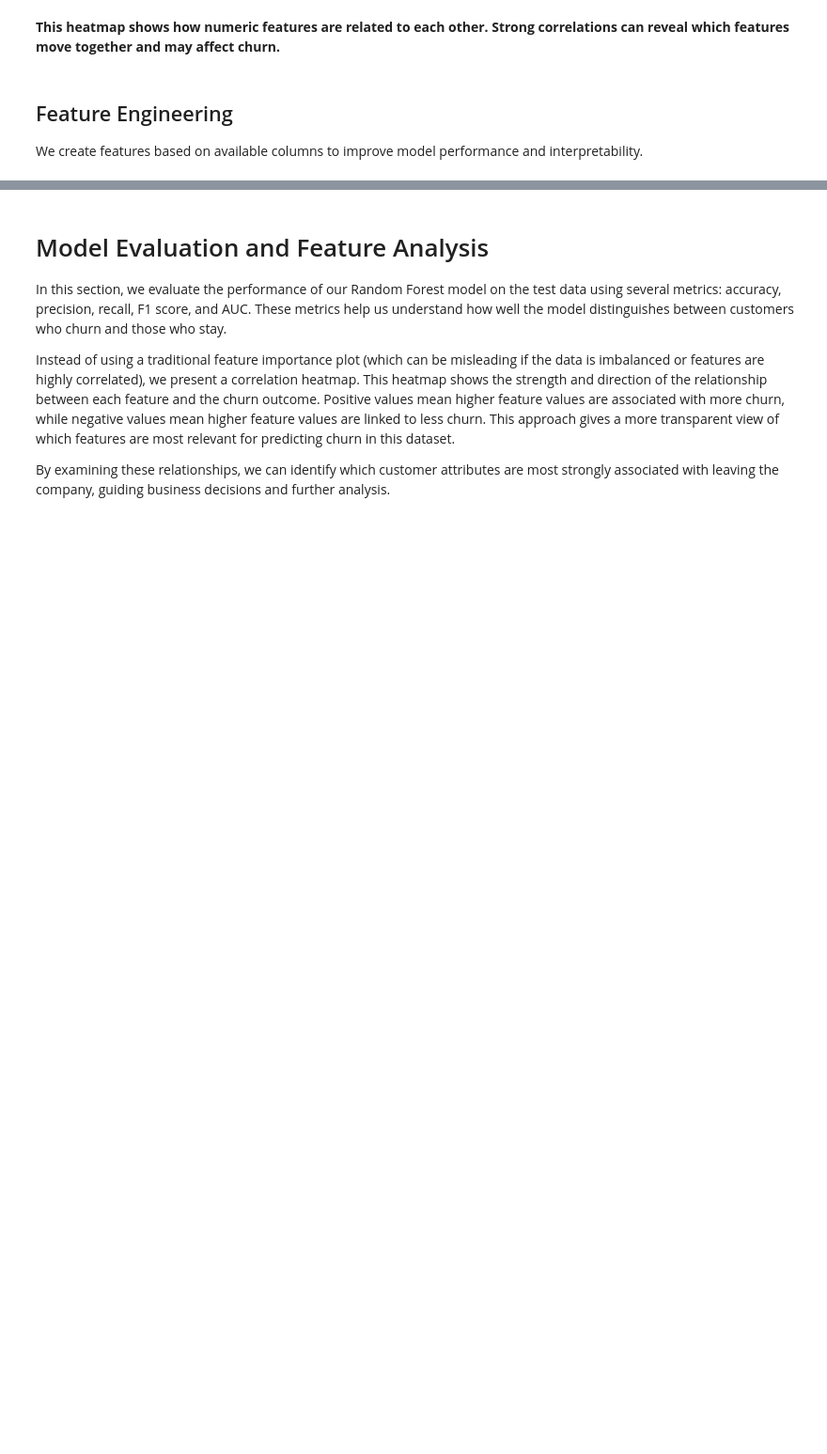
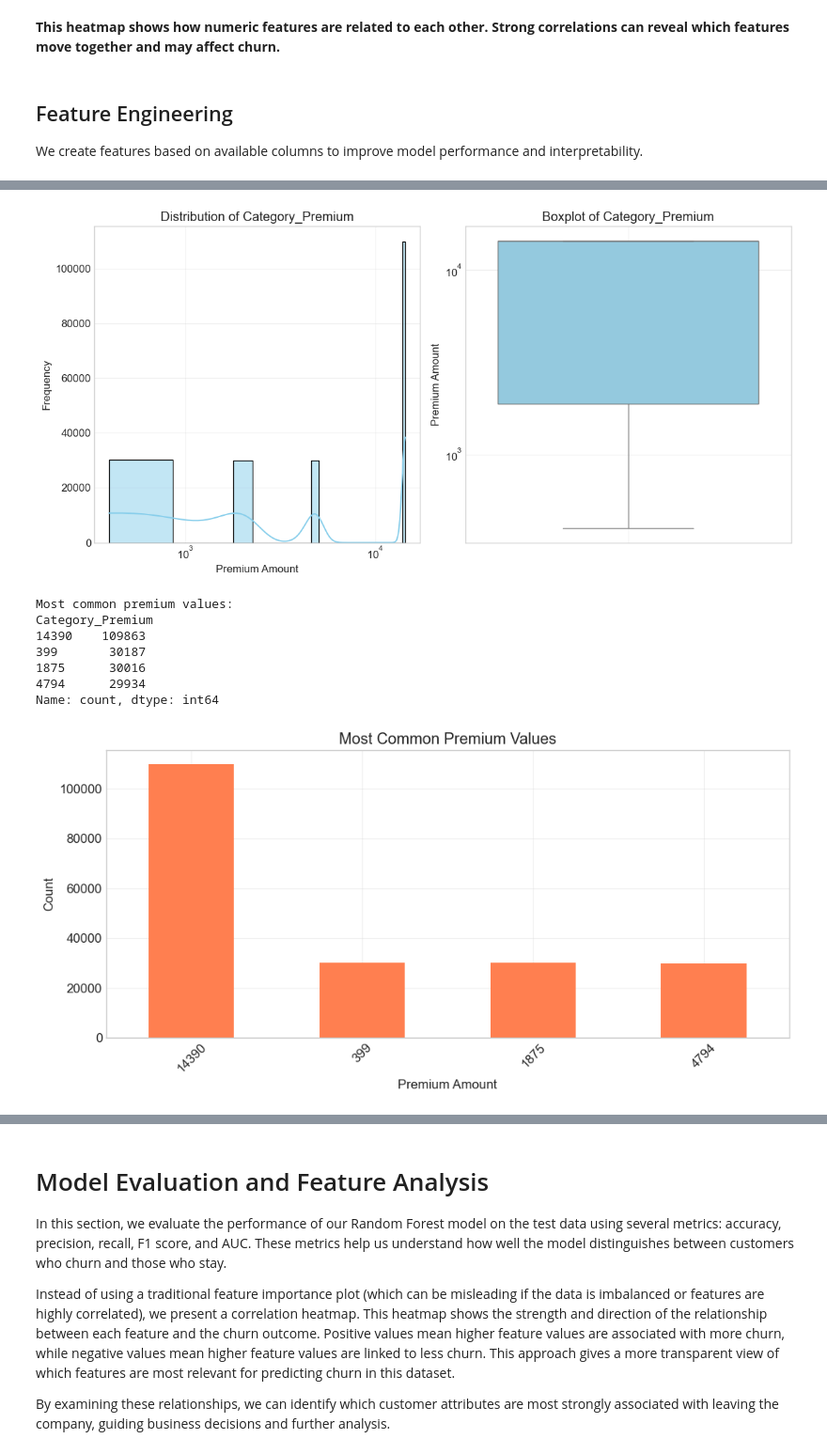
Before and after one commit to eberleben15/life-insurance-customer-churn, a Jupyter notebook: life_insurance_churn_analysis.ipynb, the cells around one changed output, grey strips where cells are left out. Shown at 94% size. Cells and saved outputs as stored; diff of their text form; code cells hidden in the pictures; blank space fills up the shorter version.

```diff
--- a/life_insurance_churn_analysis.ipynb
+++ b/life_insurance_churn_analysis.ipynb
@@ -245 +622,50 @@ Company_Name column not found or already one-hot encoded.
+# %%
+# Visualize the distribution of Category_Premium
+plt.figure(figsize=(12, 6))
+
+# Create a histogram with kde
+plt.subplot(1, 2, 1)
+sns.histplot(df['Category_Premium'], kde=True, bins=30, color='skyblue')
+plt.title('Distribution of Category_Premium')
+plt.xlabel('Premium Amount')
+plt.ylabel('Frequency')
+plt.xscale('log')  # Log scale to better see the distribution
+plt.grid(True, alpha=0.3)
+
+# Create a boxplot to see outliers and quartiles
+plt.subplot(1, 2, 2)
+sns.boxplot(y=df['Category_Premium'], color='skyblue')
+plt.title('Boxplot of Category_Premium')
+plt.ylabel('Premium Amount')
+plt.yscale('log')  # Log scale to better see the distribution
+plt.grid(True, alpha=0.3)
+
+plt.tight_layout()
+plt.show()
+
+# Display the counts of the top premium values to better understand the distribution
+top_premiums = df['Category_Premium'].value_counts().head(10)
+print("\nMost common premium values:")
+print(top_premiums)
+
+# Visualize the most frequent premium values
+plt.figure(figsize=(10, 5))
+top_premiums.plot(kind='bar', color='coral')
+plt.title('Most Common Premium Values')
+plt.xlabel('Premium Amount')
+plt.ylabel('Count')
+plt.xticks(rotation=45)
+plt.grid(True, alpha=0.3)
+plt.tight_layout()
+plt.show()
+# %% [output]
+[figure, added]
+Most common premium values:
+Category_Premium
+14390    109863
+399       30187
+1875      30016
+4794      29934
+Name: count, dtype: int64
+[figure, added]
 # %% [markdown]
```
Also changed, not shown: parts of 24 cells of this notebook, 3 other files.
